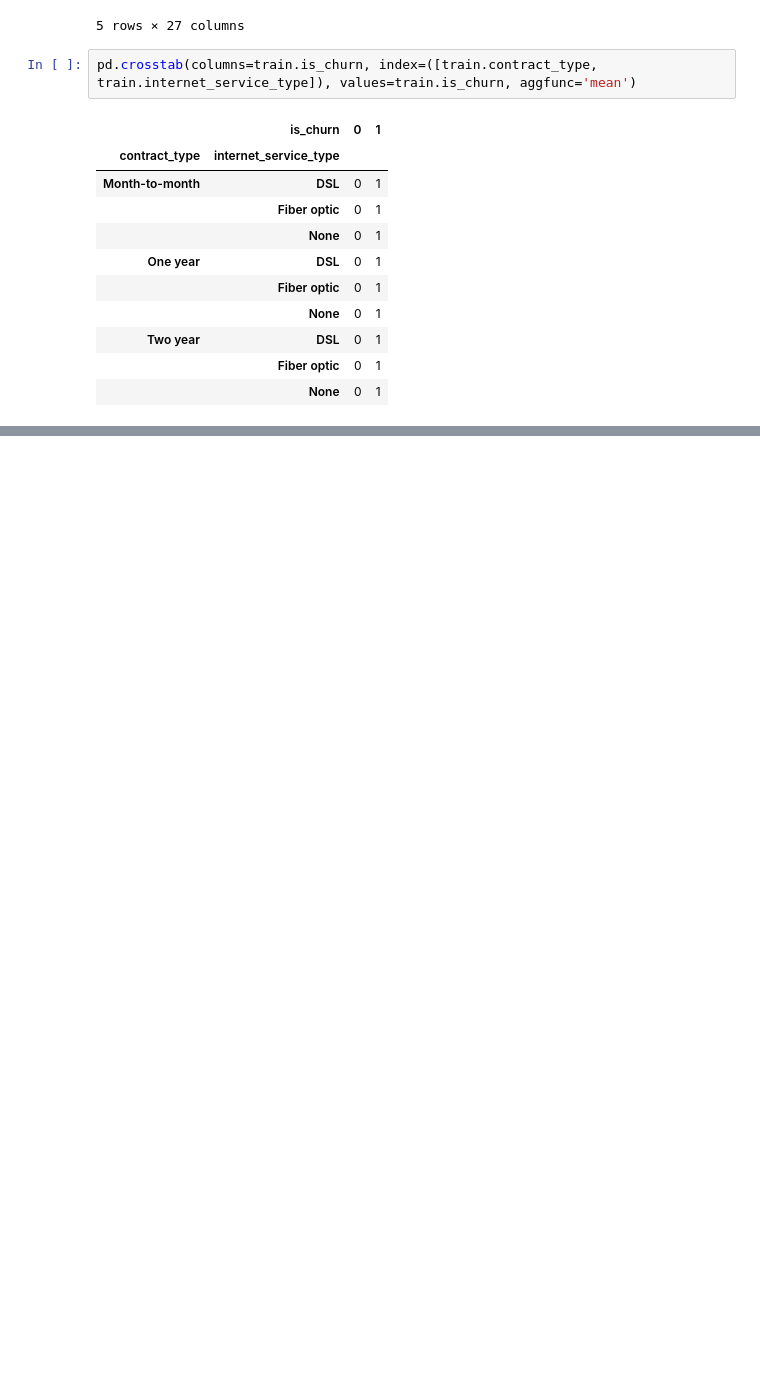
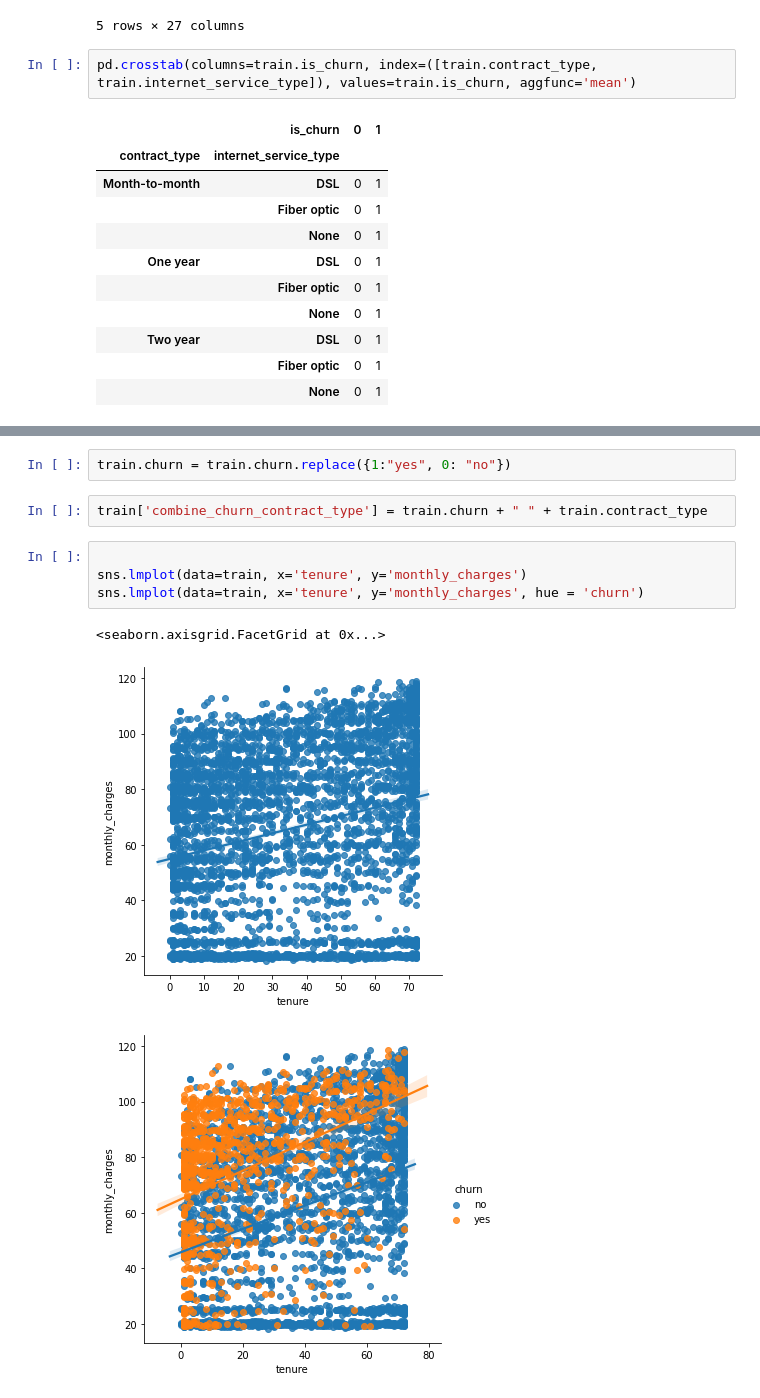
Before and after one commit to Rooster-Warrior/analyzing-customer-churn, a Jupyter notebook: Noah_working_notebook.ipynb, the cells around one changed output, grey strips where cells are left out. Cells and saved outputs as stored; diff of their text form; blank space fills up the shorter version.

```diff
--- a/Noah_working_notebook.ipynb
+++ b/Noah_working_notebook.ipynb
@@ -260,0 +348,12 @@ pd.crosstab(columns=train.is_churn, index=([train.contract_type, train.internet_
+# %%
+train.churn = train.churn.replace({1:"yes", 0: "no"})
+# %%
+train['combine_churn_contract_type'] = train.churn + " " + train.contract_type
+# %%
+
+sns.lmplot(data=train, x='tenure', y='monthly_charges')
+sns.lmplot(data=train, x='tenure', y='monthly_charges', hue = 'churn')
+# %% [output]
+<seaborn.axisgrid.FacetGrid at 0x...>
+[figure, added]
+[figure, added]
```
Also changed, not shown: parts of 42 cells of this notebook.
